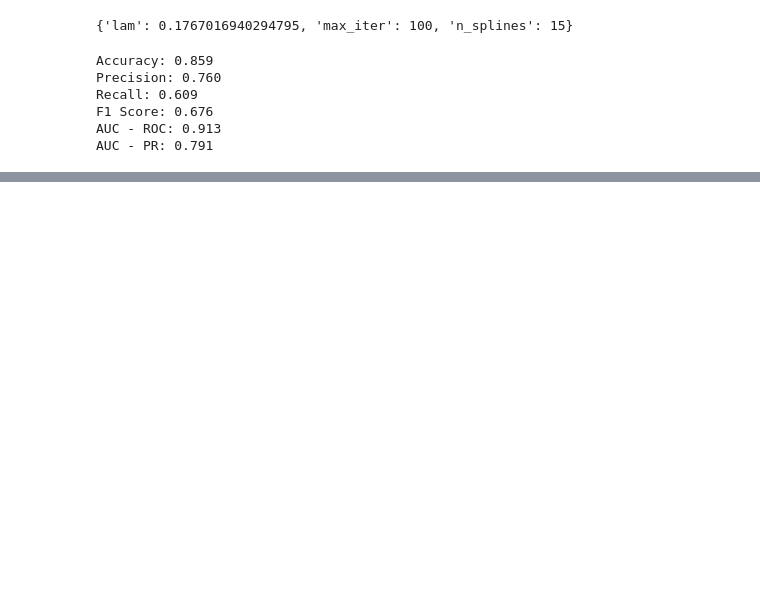
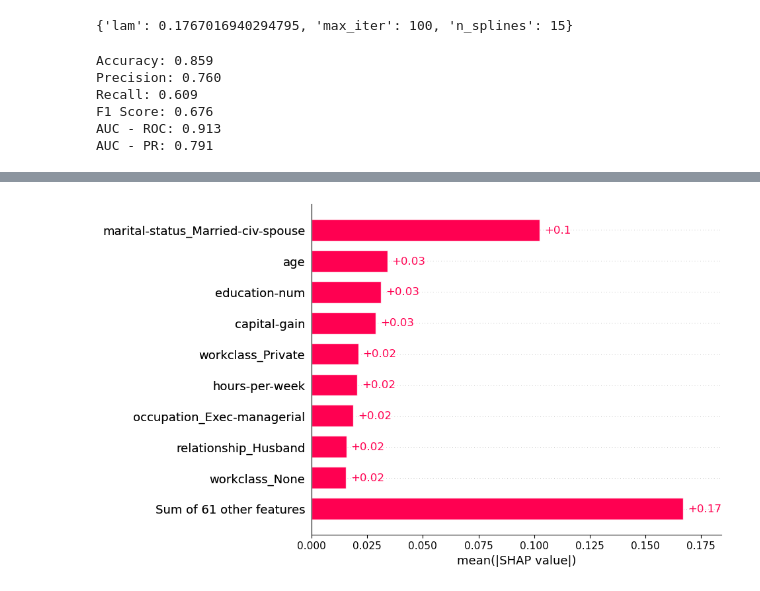
Before and after one commit to nogibjj/IDS705_FinalProject_Lemur_Team, a Jupyter notebook: 30_models/GAM.ipynb, the cells around one changed output, grey strips where cells are left out. Drawn from its saved outputs; the diff is of its cells as text; code cells hidden in the pictures; blank space fills up the shorter version.

```diff
--- a/30_models/GAM.ipynb
+++ b/30_models/GAM.ipynb
@@ -86,0 +105,4 @@ AUC - PR: 0.791
+# %%
+shap.plots.bar(shap_values)
+# %% [output]
+[figure, added]
```
Also changed, not shown: parts of 4 cells of this notebook, 1 other file.
